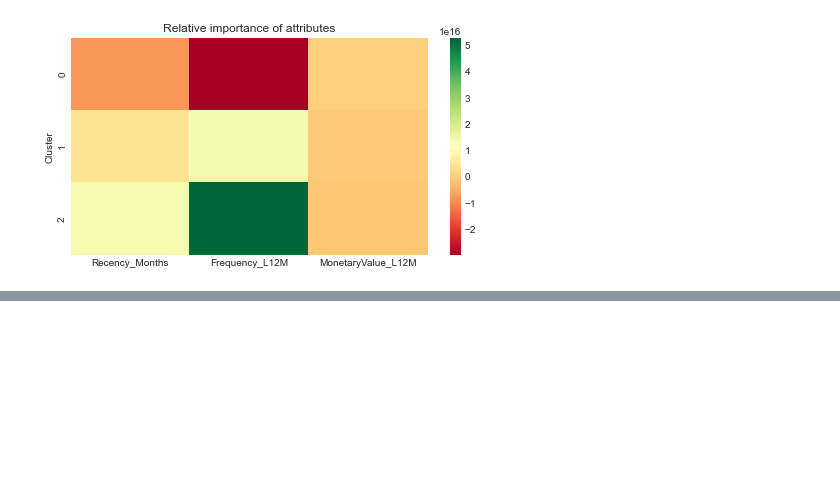
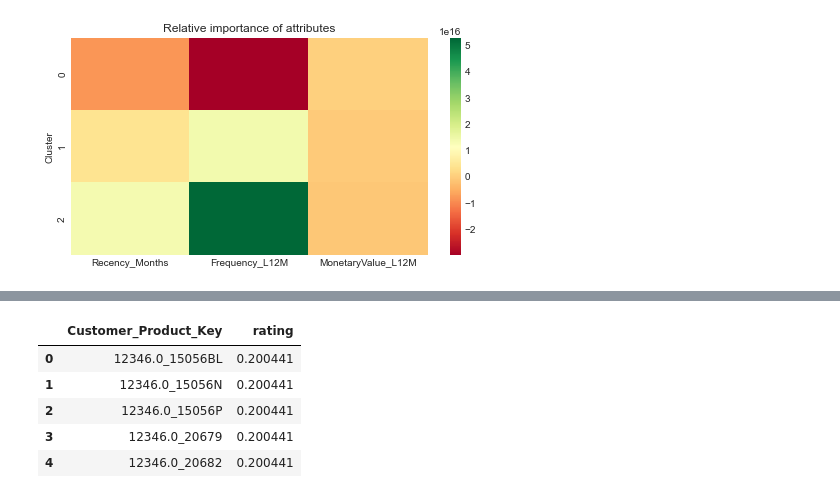
Before and after one commit to ga-tardochisalles/online-retail-customer-segregation, a Jupyter notebook: Cohort_RFM_KMeans_Customer_Analysis.ipynb, the cells around one changed output, grey strips where cells are left out. Saved outputs shown, nothing was run; the diff lists cells and outputs as text; code cells hidden in the pictures; blank space fills up the shorter version.

```diff
--- a/Cohort_RFM_KMeans_Customer_Analysis.ipynb
+++ b/Cohort_RFM_KMeans_Customer_Analysis.ipynb
@@ -402,0 +477,17 @@ plt.show()
+# %%
+def norm_product_score(col_values):
+    print(len(col_values))
+    input()
+    #print(StandardScaler().fit_transform(col_values.values.reshape(-1, 1)))
+    #     return col_values.values[0] if len(col_values) <= 1 else .values[0]
+    #return pd.Series(StandardScaler().fit_transform(col_values), index=['Rating'])
+
+by_customer_201103 = df_201103.groupby('Customer_Product_Key', as_index=False)['rating'].agg('sum')
+by_customer_201103.head()
+# %% [output]
+|  | Customer_Product_Key | rating |
+| 0 | 12346.0_15056BL | 0.200441 |
+| 1 | 12346.0_15056N | 0.200441 |
+| 2 | 12346.0_15056P | 0.200441 |
+| 3 | 12346.0_20679 | 0.200441 |
+| 4 | 12346.0_20682 | 0.200441 |
```
Also changed, not shown: parts of 14 cells of this notebook.
